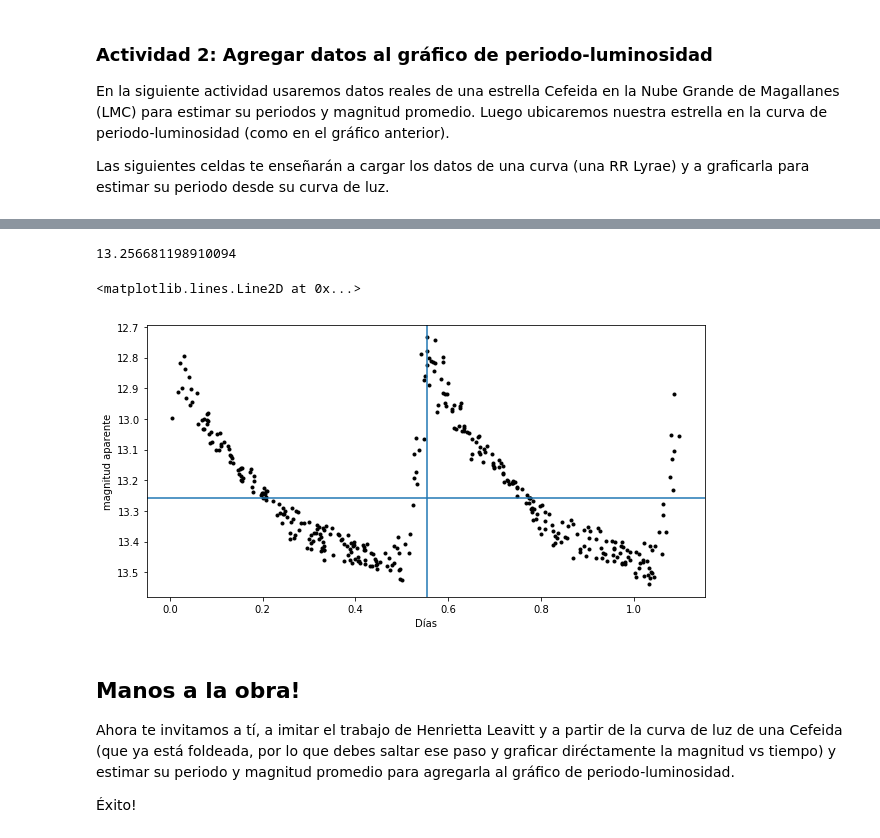
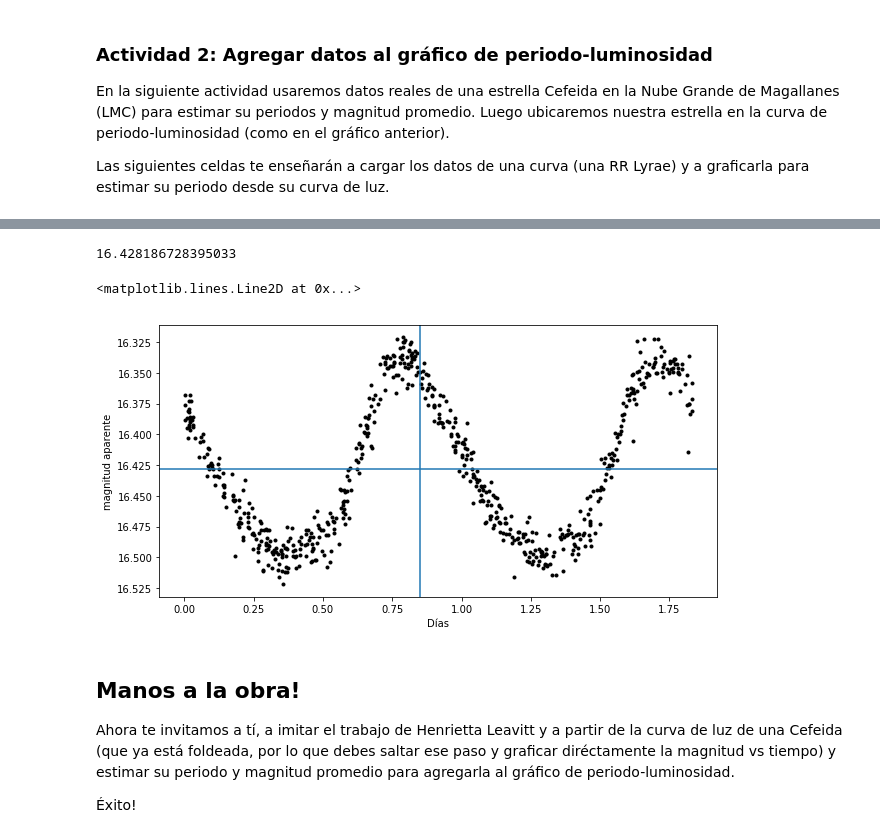
Before and after one commit to cazadorasdeestrellas/Cazadoras-de-Estrellas, a Jupyter notebook: Estrellas Variables.ipynb, the cells around one changed output, grey strips where cells are left out. Cells and saved outputs as stored; diff of their text form; code cells hidden in the pictures.

```diff
--- a/Estrellas Variables.ipynb
+++ b/Estrellas Variables.ipynb
@@ -147,7 +147,7 @@ import pandas as pd                    #Modulo para manejo de tablas
 #Puedes acceder a cada columna de la siguiente forma: obj.nombre_de_columna,
 #la columna ID contiene el nombre del archivo con la curva de luz deseada
 
-nombre_curva = 'datos/I/OGLE-LMC-RRLYR-09258.dat'
+nombre_curva = 'datos/I/OGLE-LMC-CEP-0784.dat'
 
 #Ahora cargamos la tabla de nuestra estrella en la variable curva utilizando la función: pd.read_csv(nombre)
 
@@ -269,23 +253,23 @@ m_promedio = mi.mean()
 
 print(m_promedio)
 # %% [output]
-13.256681198910094
+16.428186728395033
 # %%
 #Ahora el grafico muestra la real forma
 plt.figure(figsize=(10,5))
-plt.plot(t_fold, mi, 'k.')
+plt.plot(t, mi, 'k.')
 plt.xlabel('Días')
 plt.ylabel('magnitud aparente')
 plt.gca().invert_yaxis()  #Invierte el eje y (la escala de magnitudes está al reves)
 
-plt.axvline(P)
+plt.axvline(0.85)
 
 #Si agregamos este comando podemos graficar una línea horizontal,
 #Hagamos una línea horizontal en el promedio de brillo de nuestra estrella
 plt.axhline(m_promedio)  #Si cambias m_promedio por un número cualquiera, esta linea se movera
 # %% [output]
 <matplotlib.lines.Line2D at 0x...>
-[figure, old version]
+[figure, new version]
 # %% [markdown]
 ## Manos a la obra!
 
```
Also changed, not shown: parts of 6 cells of this notebook.
